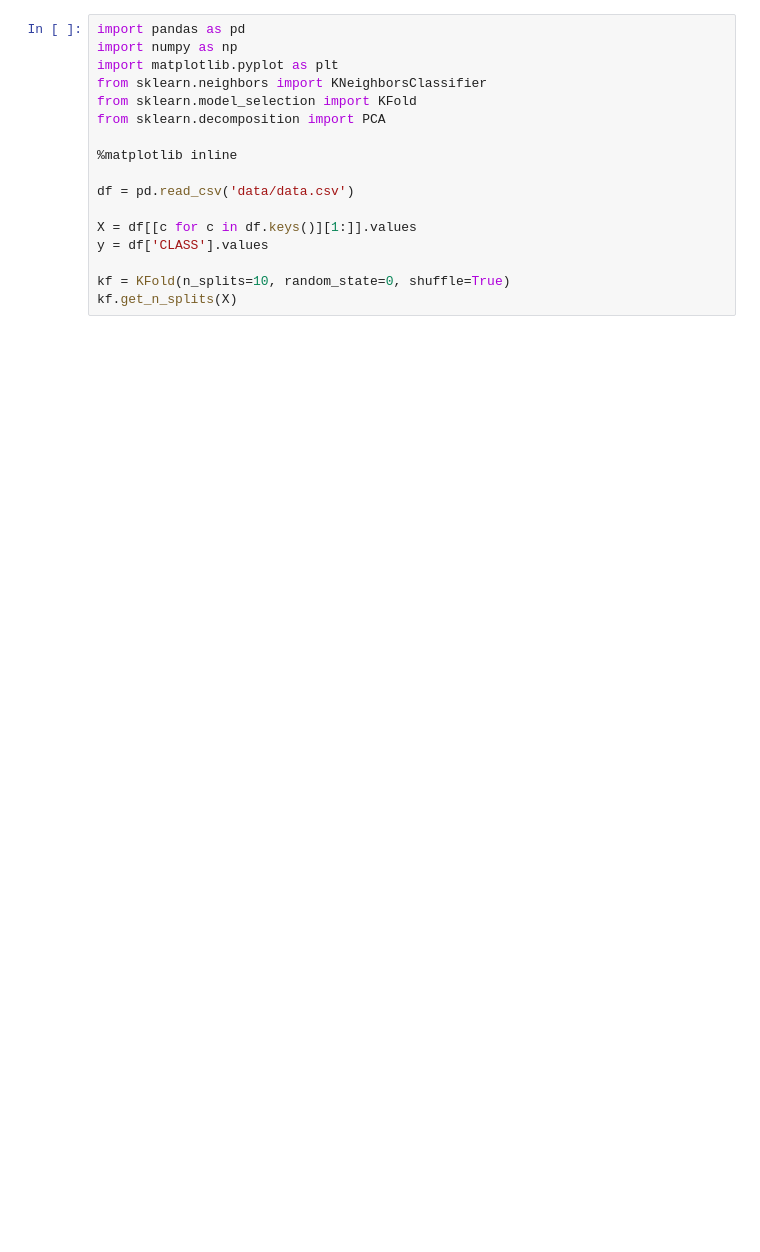
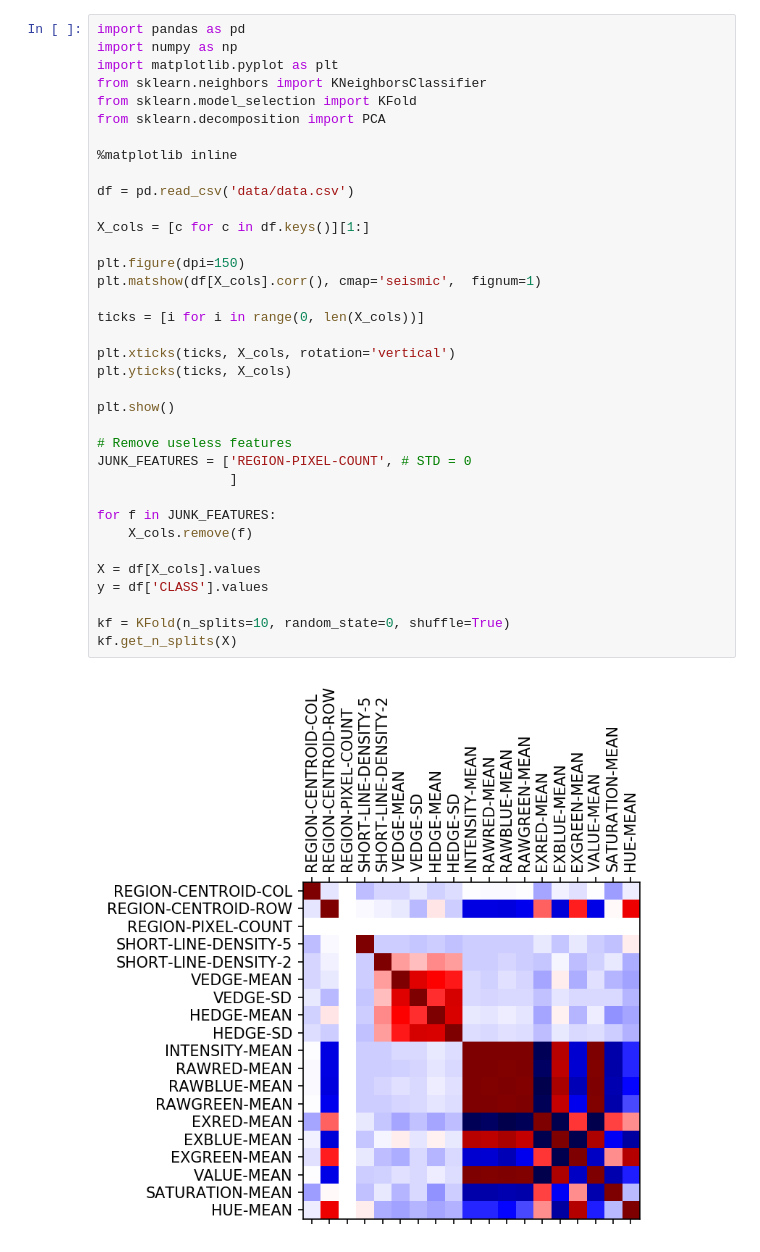
Before and after one commit to csvance/image-segmentation, a Jupyter notebook: knn.ipynb, the cells around one changed output. Saved outputs shown, nothing was run; the diff lists cells and outputs as text; blank space fills up the shorter version.

```diff
--- a/knn.ipynb
+++ b/knn.ipynb
@@ -1,21 +1,41 @@
 # %%
 import pandas as pd
 import numpy as np
 import matplotlib.pyplot as plt
 from sklearn.neighbors import KNeighborsClassifier
 from sklearn.model_selection import KFold
 from sklearn.decomposition import PCA
 
 %matplotlib inline
 
 df = pd.read_csv('data/data.csv')
 
-X = df[[c for c in df.keys()][1:]].values
+X_cols = [c for c in df.keys()][1:]
+
+plt.figure(dpi=150)
+plt.matshow(df[X_cols].corr(), cmap='seismic',  fignum=1)
+
+ticks = [i for i in range(0, len(X_cols))]
+
+plt.xticks(ticks, X_cols, rotation='vertical')
+plt.yticks(ticks, X_cols)
+
+plt.show()
+
+# Remove useless features
+JUNK_FEATURES = ['REGION-PIXEL-COUNT', # STD = 0
+                 ]
+
+for f in JUNK_FEATURES:
+    X_cols.remove(f)
+
+X = df[X_cols].values
 y = df['CLASS'].values
 
 kf = KFold(n_splits=10, random_state=0, shuffle=True)
 kf.get_n_splits(X)
 # %% [output]
+[figure, added]
 10
 # %%
 weights = ['uniform', 'distance']
```
Also changed, not shown: parts of 1 cell of this notebook.
